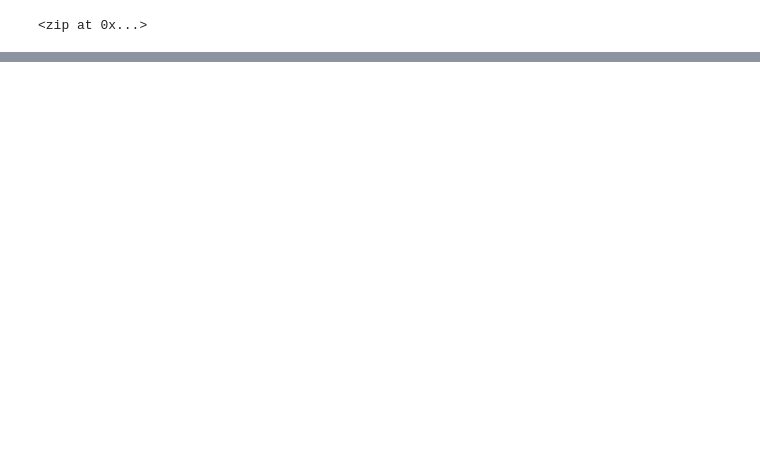
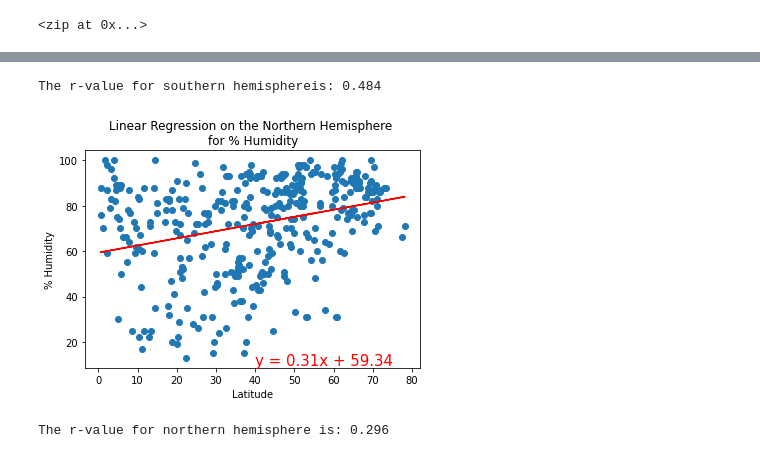
Before and after one commit to meow24mi/World_Weather_Analysis, a Jupyter notebook: WeatherPy_PythonData.ipynb, the cells around one changed output, grey strips where cells are left out. Drawn from its saved outputs; the diff is of its cells as text; code cells hidden in the pictures; blank space fills up the shorter version.

```diff
--- a/WeatherPy_PythonData.ipynb
+++ b/WeatherPy_PythonData.ipynb
@@ -255,0 +306,21 @@ plt.show()
+# %%
+# Perform r_value for southern hemisphere.
+(slope, intercept, r_value, p_value, std_err) = linregress(southern_hemi_df["Lat"], southern_hemi_df["Max Temp"])
+print(f"The r-value for southern hemisphereis: {r_value:.3f}")
+# %% [output]
+The r-value for southern hemisphereis: 0.484
+# %%
+# Linear regression on the Northern Hemisphere
+x_values = northern_hemi_df["Lat"]
+y_values = northern_hemi_df["Humidity"]
+# Call the function.
+plot_linear_regression(x_values, y_values,
+                       'Linear Regression on the Northern Hemisphere \nfor % Humidity', '% Humidity',(40,10))
+# %% [output]
+[figure, added]
+# %%
+# Perform r_value for northern hemisphere.
+(slope, intercept, r_value, p_value, std_err) = linregress(northern_hemi_df["Lat"], northern_hemi_df["Humidity"])
+print(f"The r-value for northern hemisphere is: {r_value:.3f}")
+# %% [output]
+The r-value for northern hemisphere is: 0.296
```
Also changed, not shown: parts of 21 cells of this notebook.
